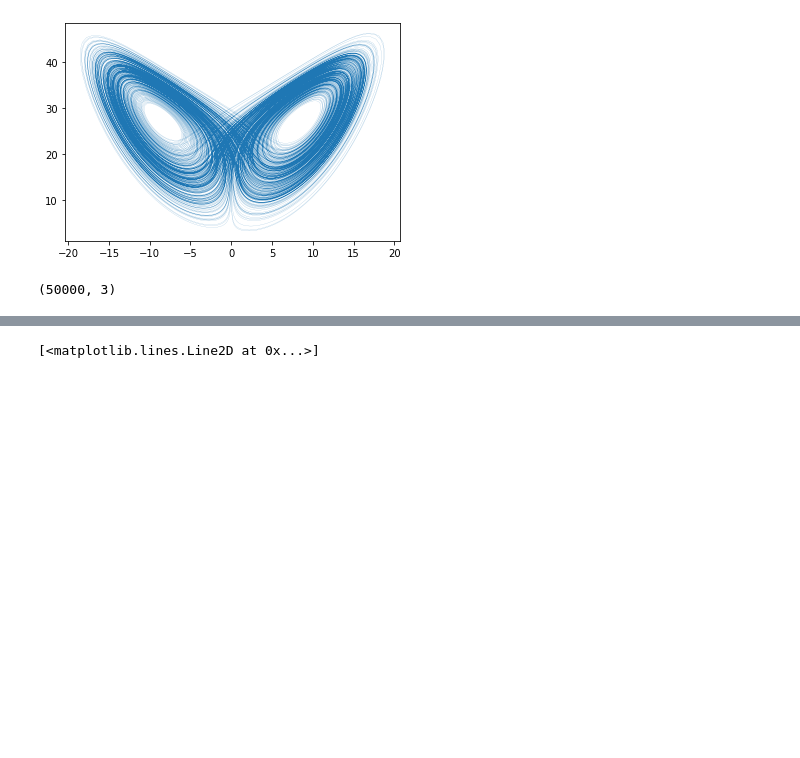
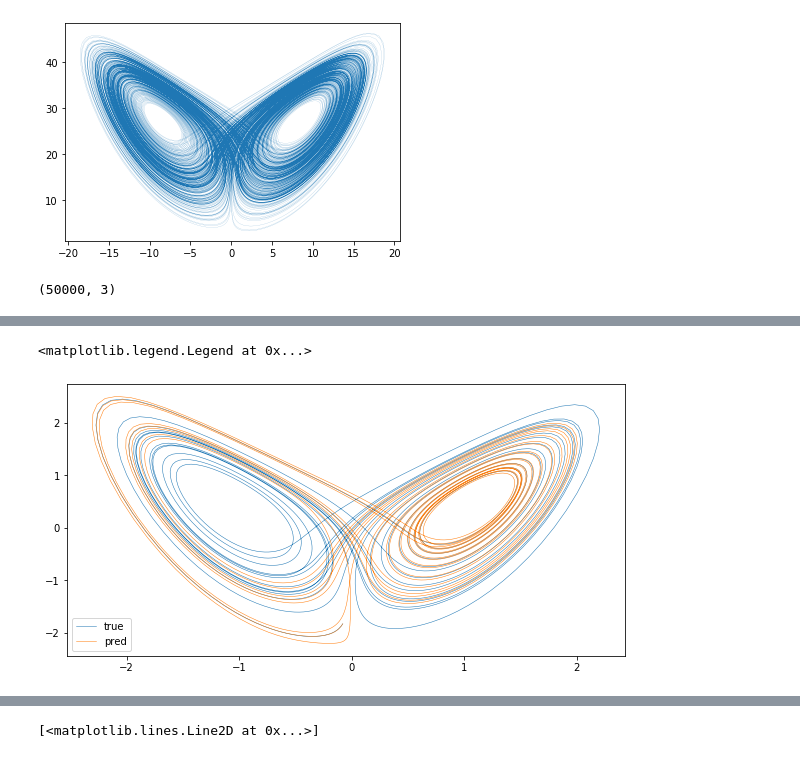
Before and after one commit to DuncDennis/rescomp, a Jupyter notebook: bin/lyapunov_exponents_testing/esn_new_update_test.ipynb, the cells around one changed output, grey strips where cells are left out. Saved outputs shown, nothing was run; the diff lists cells and outputs as text; code cells hidden in the pictures; blank space fills up the shorter version.

```diff
--- a/bin/lyapunov_exponents_testing/esn_new_update_test.ipynb
+++ b/bin/lyapunov_exponents_testing/esn_new_update_test.ipynb
@@ -49,0 +166,16 @@ time_series.shape
+# %%
+dyn_sys_opt = "KS"
+dyn_sys_dt = 0.2
+scale_factor = 0.5
+dyn_sys_other_params = (60, )
+
+esn_dynsys = esn_new.ESN_dynsys()
+esn_dynsys.build(x_dim, r_dim=r_dim, dyn_sys_opt=dyn_sys_opt, dyn_sys_dt=dyn_sys_dt, scale_factor=scale_factor, dyn_sys_other_params=dyn_sys_other_params, r_to_r_gen_opt=r_to_r_gen_opt, act_fct_opt=act_fct_opt, bias_scale=bias_scale, leak_factor=leak_factor, w_in_opt=w_in_opt, w_in_scale=w_in_scale, default_res_state=default_res_state, reg_param=reg_param, bias_seed=bias_seed, w_in_seed=w_in_seed)
+# %%
+esn_dynsys.train(x_train, sync_steps=t_train_sync, save_r=True, save_r_internal=True, save_res_inp=True)
+
+dynsys_train_int = (esn_dynsys.get_r(), esn_dynsys.get_r_internal(), esn_dynsys.get_res_inp())
+# %%
+dynsys_pred, dynsys_true = esn_dynsys.predict(x_pred_list[0], sync_steps=t_pred_sync, save_r=True, save_r_internal=True, save_res_inp=True)
+
+dynsys_pred_int = (esn_dynsys.get_r(), esn_dynsys.get_r_internal(), esn_dynsys.get_res_inp())
@@ -49,0 +191,8 @@ time_series.shape
+# %%
+plt.figure(figsize=(10, 5))
+plt.plot(dynsys_true[:, 0], dynsys_true[:, 2], linewidth=0.51, label="true")
+plt.plot(dynsys_pred[:, 0], dynsys_pred[:, 2], linewidth=0.51, label="pred")
+plt.legend()
+# %% [output]
+<matplotlib.legend.Legend at 0x...>
+[figure, added]
```
Also changed, not shown: parts of 18 cells of this notebook, 2 other files.
